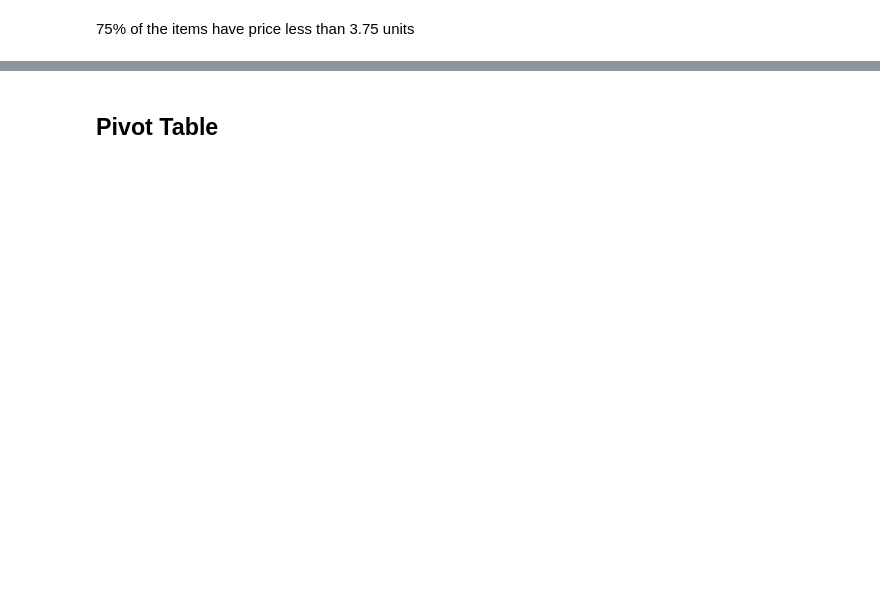
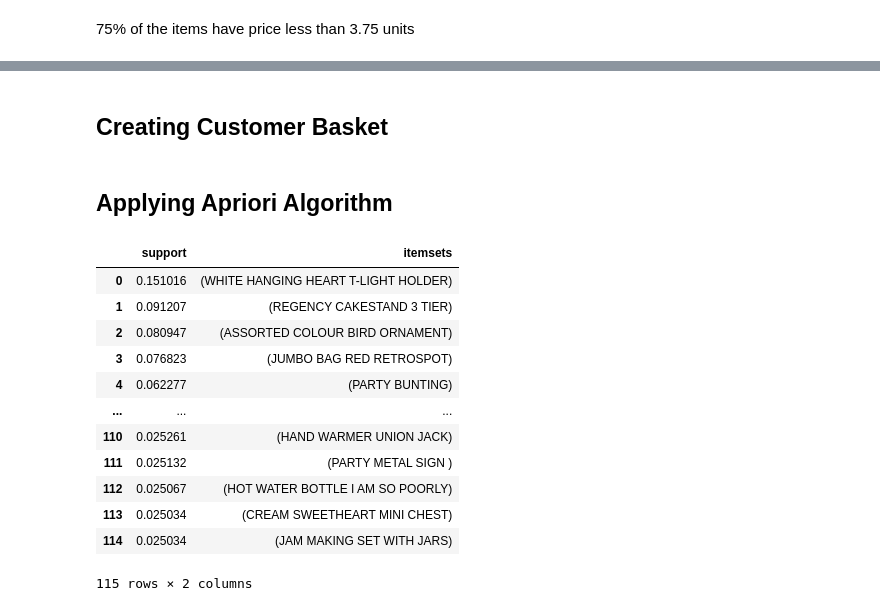
Before and after one commit to AfreenKansal/Market-Basket-Analysis, a Jupyter notebook: MBA.ipynb, the cells around one changed output, grey strips where cells are left out. Saved outputs shown, nothing was run; the diff lists cells and outputs as text; code cells hidden in the pictures; blank space fills up the shorter version.

```diff
--- a/MBA.ipynb
+++ b/MBA.ipynb
@@ -261,3 +275,3 @@ plt.show()
-# %% [markdown]
-## Pivot Table
+# %% [markdown]
+## Creating Customer Basket
 # %%
@@ -264,0 +286,2 @@ data.pivot_table(values = 'Quantity', columns = 'Description', index = 'Invoice'
+# %% [markdown]
+## Applying Apriori Algorithm
@@ -264,0 +290,16 @@ data.pivot_table(values = 'Quantity', columns = 'Description', index = 'Invoice'
+# %%
+frequent_items
+# %% [output]
+|  | support | itemsets |
+| 0 | 0.151016 | (WHITE HANGING HEART T-LIGHT HOLDER) |
+| 1 | 0.091207 | (REGENCY CAKESTAND 3 TIER) |
+| 2 | 0.080947 | (ASSORTED COLOUR BIRD ORNAMENT) |
+| 3 | 0.076823 | (JUMBO BAG RED RETROSPOT) |
+| 4 | 0.062277 | (PARTY BUNTING) |
+| ... | ... | ... |
+| 110 | 0.025261 | (HAND WARMER UNION JACK) |
+| 111 | 0.025132 | (PARTY METAL SIGN ) |
+| 112 | 0.025067 | (HOT WATER BOTTLE I AM SO POORLY) |
+| 113 | 0.025034 | (CREAM SWEETHEART MINI CHEST) |
+| 114 | 0.025034 | (JAM MAKING SET WITH JARS) |
+115 rows × 2 columns
```
Also changed, not shown: parts of 34 cells of this notebook.
